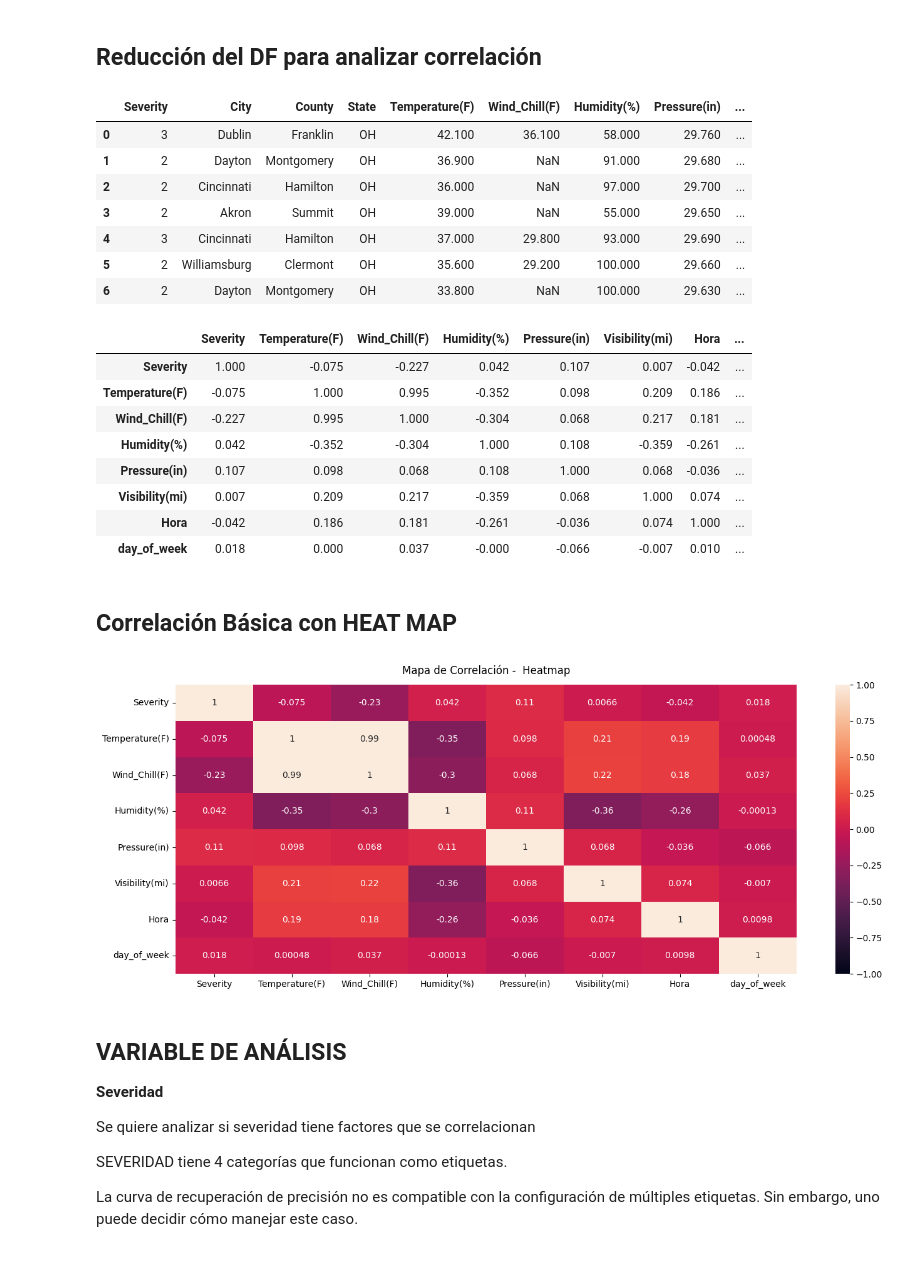
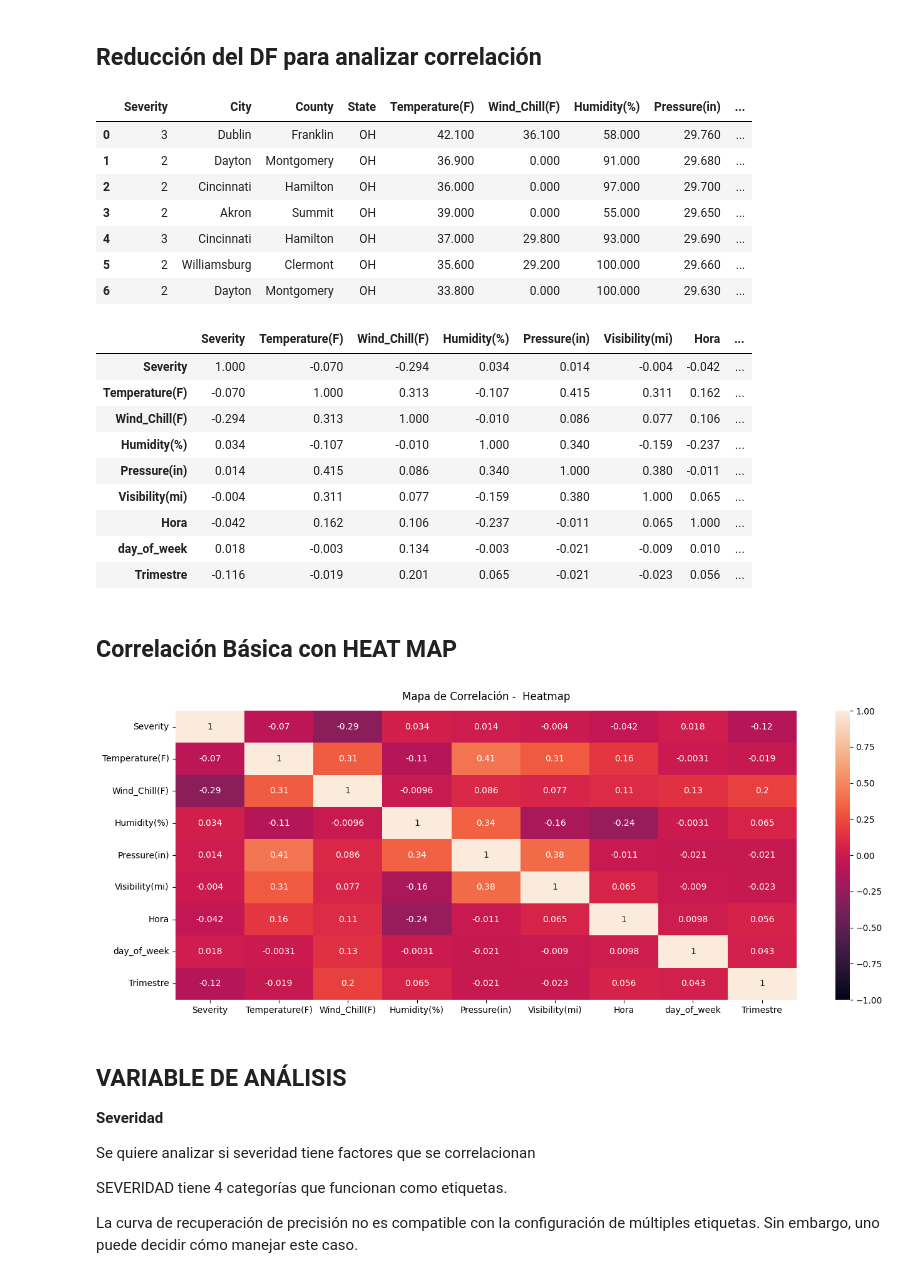
Before and after one commit to EWECORP/DScience_41870, a Jupyter notebook: Proyecto_ComplementarioI_Eduardo_Ettlin.ipynb, the cells around one changed output. Cells and saved outputs as stored; diff of their text form; code cells hidden in the pictures.

```diff
--- a/Proyecto_ComplementarioI_Eduardo_Ettlin.ipynb
+++ b/Proyecto_ComplementarioI_Eduardo_Ettlin.ipynb
@@ -142,6 +140,8 @@ full_df['day_of_week'] = pd.to_datetime( full_df['Start_Time'],format='%Y-%m-%d
 # %%
 days = {0:'Lunes',1:'Martes',2:'Miércoeles',3:'Jueves',4:'Viernes',5:'Sabado',6:'Domingo'}   # Nombre del Día de la Semana
 full_df['day_of_week_lbl'] = full_df['day_of_week'].apply(lambda x: days[x])
+# %%
+full_df['Trimestre'] = pd.to_datetime(full_df['Start_Time']).dt.quarter
 # %%
 full_df.head(3)
 # %% [output]
@@ -153,0 +154,2 @@ full_df.head(3)
+# %%
+full_df.fillna(0, inplace=True)   # Se reemplazan los valores nulos por 0
@@ -191,29 +202,30 @@ Recordemos que tenemos 2.845.342 casos, por lo cual hay variables con una cantid
 # %% [markdown]
 ## Reducción del DF para analizar correlación ##
 # %%
-small_df = full_df[['Severity', 'City', 'County', 'State', 'Temperature(F)', 'Wind_Chill(F)', 'Humidity(%)', 'Pressure(in)', 'Visibility(mi)', 'Weather_Condition', 'Hora', 'day_of_week', 'Anio_Mes']]
+small_df = full_df[['Severity', 'City', 'County', 'State', 'Temperature(F)', 'Wind_Chill(F)', 'Humidity(%)', 'Pressure(in)', 'Visibility(mi)', 'Weather_Condition', 'Hora', 'day_of_week', 'Anio_Mes','Trimestre']]
 small_df.head(7)
 # %% [output]
 |  | Severity | City | County | State | Temperature(F) | Wind_Chill(F) | Humidity(%) | Pressure(in) | ... |
 | 0 | 3 | Dublin | Franklin | OH | 42.100 | 36.100 | 58.000 | 29.760 | ... |
-| 1 | 2 | Dayton | Montgomery | OH | 36.900 | NaN | 91.000 | 29.680 | ... |
-| 2 | 2 | Cincinnati | Hamilton | OH | 36.000 | NaN | 97.000 | 29.700 | ... |
-| 3 | 2 | Akron | Summit | OH | 39.000 | NaN | 55.000 | 29.650 | ... |
+| 1 | 2 | Dayton | Montgomery | OH | 36.900 | 0.000 | 91.000 | 29.680 | ... |
+| 2 | 2 | Cincinnati | Hamilton | OH | 36.000 | 0.000 | 97.000 | 29.700 | ... |
+| 3 | 2 | Akron | Summit | OH | 39.000 | 0.000 | 55.000 | 29.650 | ... |
 | 4 | 3 | Cincinnati | Hamilton | OH | 37.000 | 29.800 | 93.000 | 29.690 | ... |
 | 5 | 2 | Williamsburg | Clermont | OH | 35.600 | 29.200 | 100.000 | 29.660 | ... |
-| 6 | 2 | Dayton | Montgomery | OH | 33.800 | NaN | 100.000 | 29.630 | ... |
+| 6 | 2 | Dayton | Montgomery | OH | 33.800 | 0.000 | 100.000 | 29.630 | ... |
 # %%
 small_df.corr()
 # %% [output]
 |  | Severity | Temperature(F) | Wind_Chill(F) | Humidity(%) | Pressure(in) | Visibility(mi) | Hora | ... |
-| Severity | 1.000 | -0.075 | -0.227 | 0.042 | 0.107 | 0.007 | -0.042 | ... |
-| Temperature(F) | -0.075 | 1.000 | 0.995 | -0.352 | 0.098 | 0.209 | 0.186 | ... |
-| Wind_Chill(F) | -0.227 | 0.995 | 1.000 | -0.304 | 0.068 | 0.217 | 0.181 | ... |
-| Humidity(%) | 0.042 | -0.352 | -0.304 | 1.000 | 0.108 | -0.359 | -0.261 | ... |
-| Pressure(in) | 0.107 | 0.098 | 0.068 | 0.108 | 1.000 | 0.068 | -0.036 | ... |
-| Visibility(mi) | 0.007 | 0.209 | 0.217 | -0.359 | 0.068 | 1.000 | 0.074 | ... |
-| Hora | -0.042 | 0.186 | 0.181 | -0.261 | -0.036 | 0.074 | 1.000 | ... |
-| day_of_week | 0.018 | 0.000 | 0.037 | -0.000 | -0.066 | -0.007 | 0.010 | ... |
+| Severity | 1.000 | -0.070 | -0.294 | 0.034 | 0.014 | -0.004 | -0.042 | ... |
+| Temperature(F) | -0.070 | 1.000 | 0.313 | -0.107 | 0.415 | 0.311 | 0.162 | ... |
+| Wind_Chill(F) | -0.294 | 0.313 | 1.000 | -0.010 | 0.086 | 0.077 | 0.106 | ... |
+| Humidity(%) | 0.034 | -0.107 | -0.010 | 1.000 | 0.340 | -0.159 | -0.237 | ... |
+| Pressure(in) | 0.014 | 0.415 | 0.086 | 0.340 | 1.000 | 0.380 | -0.011 | ... |
+| Visibility(mi) | -0.004 | 0.311 | 0.077 | -0.159 | 0.380 | 1.000 | 0.065 | ... |
+| Hora | -0.042 | 0.162 | 0.106 | -0.237 | -0.011 | 0.065 | 1.000 | ... |
+| day_of_week | 0.018 | -0.003 | 0.134 | -0.003 | -0.021 | -0.009 | 0.010 | ... |
+| Trimestre | -0.116 | -0.019 | 0.201 | 0.065 | -0.021 | -0.023 | 0.056 | ... |
 # %% [markdown]
 ## Correlación Básica con HEAT MAP ##
 # %%
@@ -227,7 +239,7 @@ heatmap = sns.heatmap(small_df.corr(), vmin=-1, vmax=1, annot=True)
 # Ponérle un Tículo al mapa.
 heatmap.set_title('Mapa de Correlación -  Heatmap', fontdict={'fontsize':12}, pad=12);
 # %% [output]
-[figure, old version]
+[figure, new version]
 # %% [markdown]
 ## VARIABLE DE ANÁLISIS ##
 
```
Also changed, not shown: parts of 34 cells of this notebook.
